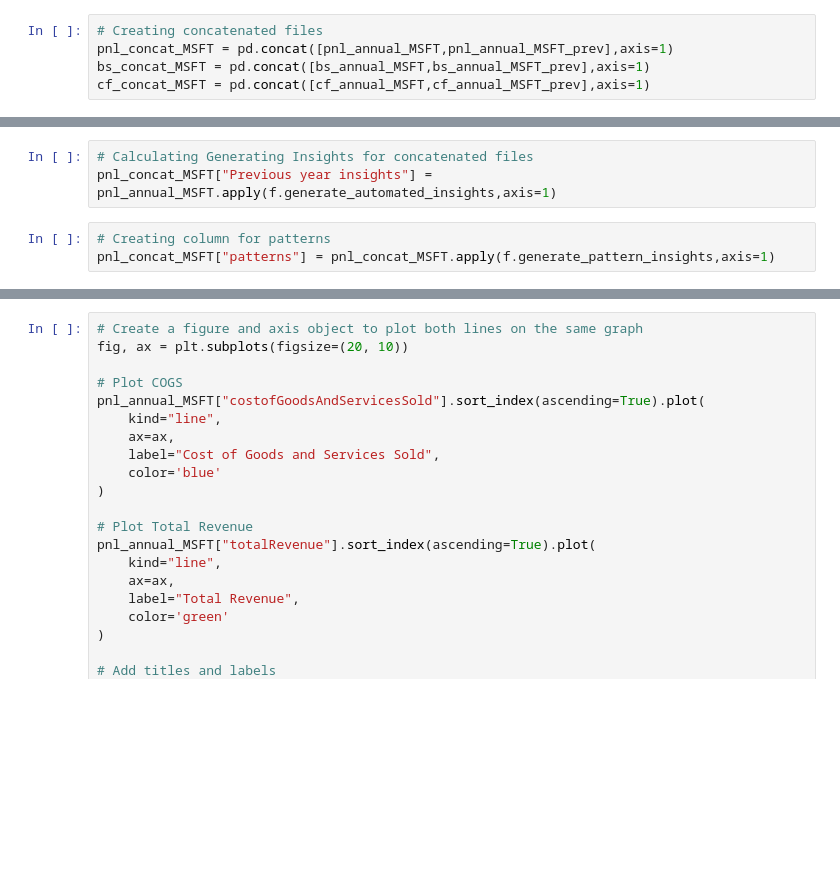
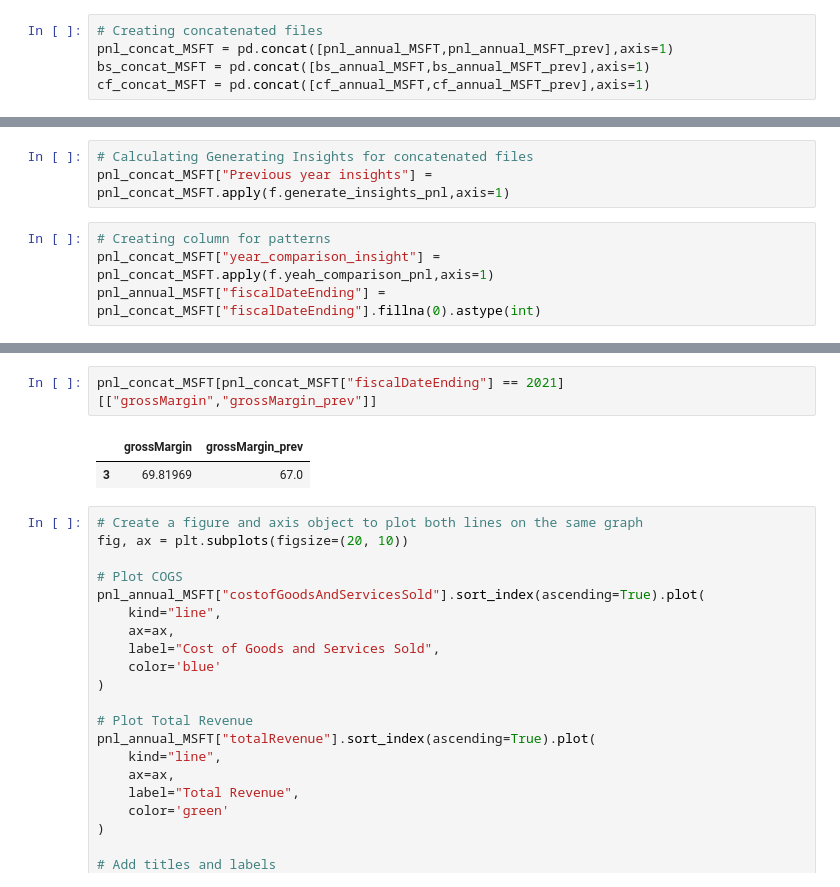
Before and after one commit to BigKawa/final_project, a Jupyter notebook: main.ipynb, the cells around one changed output, grey strips where cells are left out. Cells and saved outputs as stored; diff of their text form; blank space fills up the shorter version.

```diff
--- a/main.ipynb
+++ b/main.ipynb
@@ -34,6 +54,7 @@ cf_concat_MSFT = pd.concat([cf_annual_MSFT,cf_annual_MSFT_prev],axis=1)
 # %%
 # Calculating Generating Insights for concatenated files
-pnl_concat_MSFT["Previous year insights"] = pnl_annual_MSFT.apply(f.generate_automated_insights,axis=1)
+pnl_concat_MSFT["Previous year insights"] = pnl_concat_MSFT.apply(f.generate_insights_pnl,axis=1)
 # %%
 # Creating column for patterns
-pnl_concat_MSFT["patterns"] = pnl_concat_MSFT.apply(f.generate_pattern_insights,axis=1)
+pnl_concat_MSFT["year_comparison_insight"] = pnl_concat_MSFT.apply(f.yeah_comparison_pnl,axis=1)
+pnl_annual_MSFT["fiscalDateEnding"] = pnl_concat_MSFT["fiscalDateEnding"].fillna(0).astype(int)
@@ -59,3 +72,8 @@ Name: patterns, dtype: object
+# %%
+pnl_concat_MSFT[pnl_concat_MSFT["fiscalDateEnding"] == 2021][["grossMargin","grossMargin_prev"]]
+# %% [output]
+|  | grossMargin | grossMargin_prev |
+| 3 | 69.81969 | 67.0 |
 # %%
 # Create a figure and axis object to plot both lines on the same graph
 fig, ax = plt.subplots(figsize=(20, 10))
```
Also changed, not shown: parts of 3 cells of this notebook, 1 other file.
